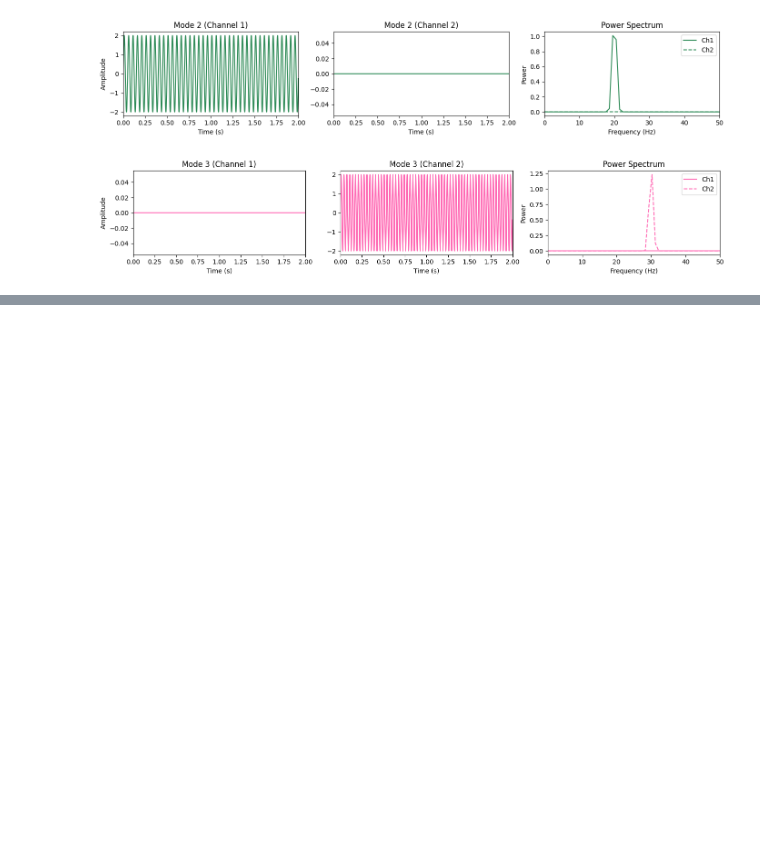
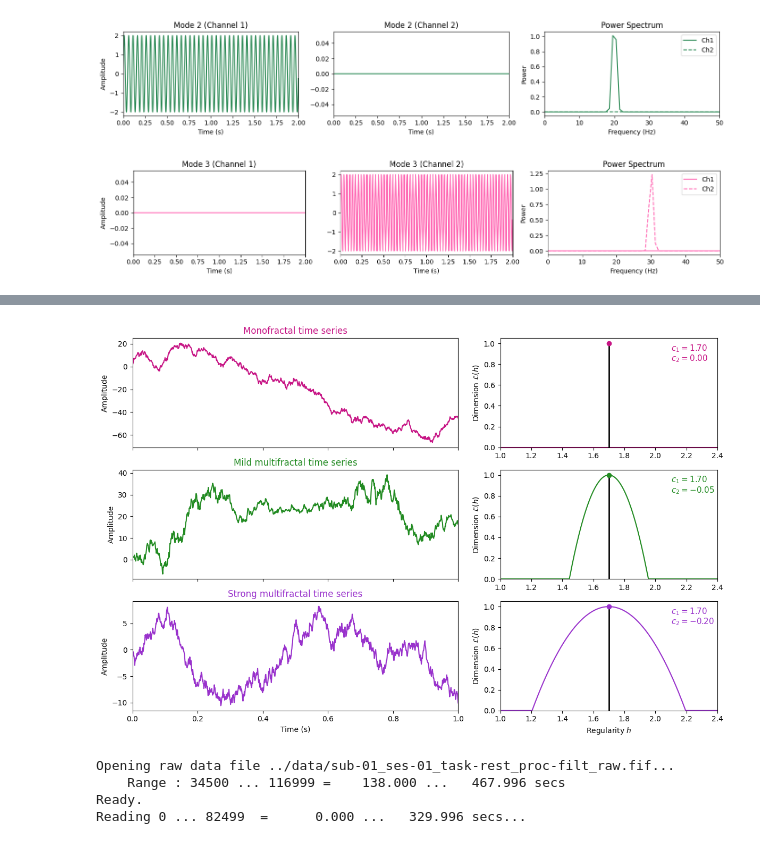
Before and after one commit to sbendimerad/mfa-internship, a Jupyter notebook: notebooks/Extra_animations.ipynb, the cells around one changed output, grey strips where cells are left out. Drawn from its saved outputs; the diff is of its cells as text; code cells hidden in the pictures; blank space fills up the shorter version.

```diff
--- a/notebooks/Extra_animations.ipynb
+++ b/notebooks/Extra_animations.ipynb
@@ -342,0 +380,75 @@ for i in range(4):
+# %%
+import matplotlib.pyplot as plt
+import numpy as np
+
+# --- Generate synthetic time series ---
+np.random.seed(0)
+N = 1000
+mono = np.cumsum(np.random.randn(N))  # monofractal-like
+mild = np.cumsum(np.random.randn(N) * (1 + 0.5 * np.sin(np.linspace(0, 10, N))))  # mild multifractal
+strong = np.cumsum(np.sign(np.random.randn(N)) * np.random.rand(N))  # strong multifractal
+
+# --- Generate synthetic multifractal spectra ---
+h = np.linspace(1.0, 2.4, 300)
+def multifractal_spectrum(h, h0, width):
+    return np.maximum(1 - ((h - h0) ** 2) / (2 * width**2), 0)
+
+L1 = multifractal_spectrum(h, 1.7, 0.0001)  # monofractal
+L2 = multifractal_spectrum(h, 1.7, 0.18)   # mild
+L3 = multifractal_spectrum(h, 1.7, 0.35)   # strong
+
+# --- Plot settings ---
+colors = ['#C71585', '#228B22', '#9932CC']
+series = [mono, mild, strong]
+spectra = [L1, L2, L3]
+titles = ['Monofractal time series', 'Mild multifractal time series', 'Strong multifractal time series']
+c2_vals = [0.00, -0.05, -0.20]
+
+fig, axs = plt.subplots(3, 2, figsize=(12, 8), gridspec_kw={'width_ratios': [1.5, 1]})
+for i in range(3):
+    # Time series
+    axs[i, 0].plot(np.linspace(0, 1, N), series[i], color=colors[i])
+    axs[i, 0].set_ylabel("Amplitude")
+    axs[i, 0].set_title(titles[i], fontsize=12, color=colors[i])
+    axs[i, 0].set_xlim(0, 1)
+    if i != 2:
+        axs[i, 0].set_xticklabels([])
+
+    # Spectrum
+    axs[i, 1].plot(h, spectra[i], color=colors[i])
+    #axs[i, 1].axvline(x=1.7, color='black', linewidth=1.5)
+    axs[i, 1].axvline(x=1.7, ymin=0.0, ymax=0.95, color='black', linewidth=2)
+
+    axs[i, 1].scatter([1.7], [1.0], color=colors[i], zorder=5)
+
+    # Add c1 and c2 text on top right
+    axs[i, 1].text(2.1, 0.93, r"$c_1 = 1.70$", color=colors[i], fontsize=11)
+    axs[i, 1].text(2.1, 0.83, rf"$c_2 = {c2_vals[i]:.2f}$", color=colors[i], fontsize=11)
+
+    axs[i, 1].set_xlim(1.0, 2.4)
+    axs[i, 1].set_ylim(0, 1.05)
+    axs[i, 1].set_ylabel(r"Dimension $\mathcal{L}(h)$")
+
+
+axs[2, 1].set_xlabel(r"Regularity $h$")
+axs[2, 0].set_xlabel("Time (s)")
+plt.tight_layout()
+plt.show()
+# %% [output]
+[figure, added]
+# %%
+import mne
+
+
+def load_signal(path):
+    raw = mne.io.read_raw_fif(path, preload=True)
+    raw_meg = raw.copy().pick('meg')
+    data = raw_meg.get_data(return_times=False)
+    return raw_meg, data
+
+raw, data_matrix = load_signal("../data/sub-01_ses-01_task-rest_proc-filt_raw.fif")
+# %% [output]
+Opening raw data file ../data/sub-01_ses-01_task-rest_proc-filt_raw.fif...
+    Range : 34500 ... 116999 =    138.000 ...   467.996 secs
+Ready.
+Reading 0 ... 82499  =      0.000 ...   329.996 secs...
```
Also changed, not shown: parts of 6 cells of this notebook, 1 other file.
